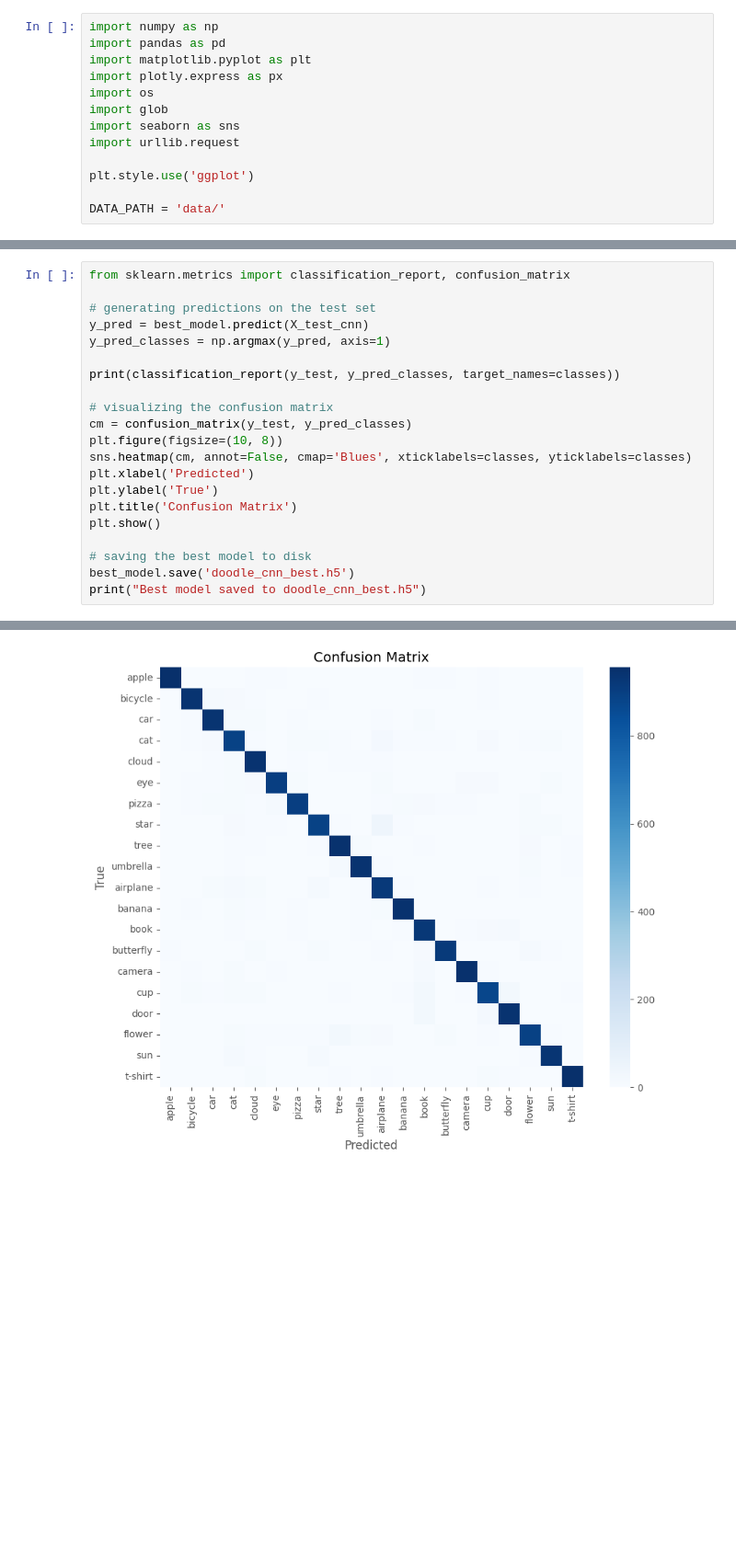
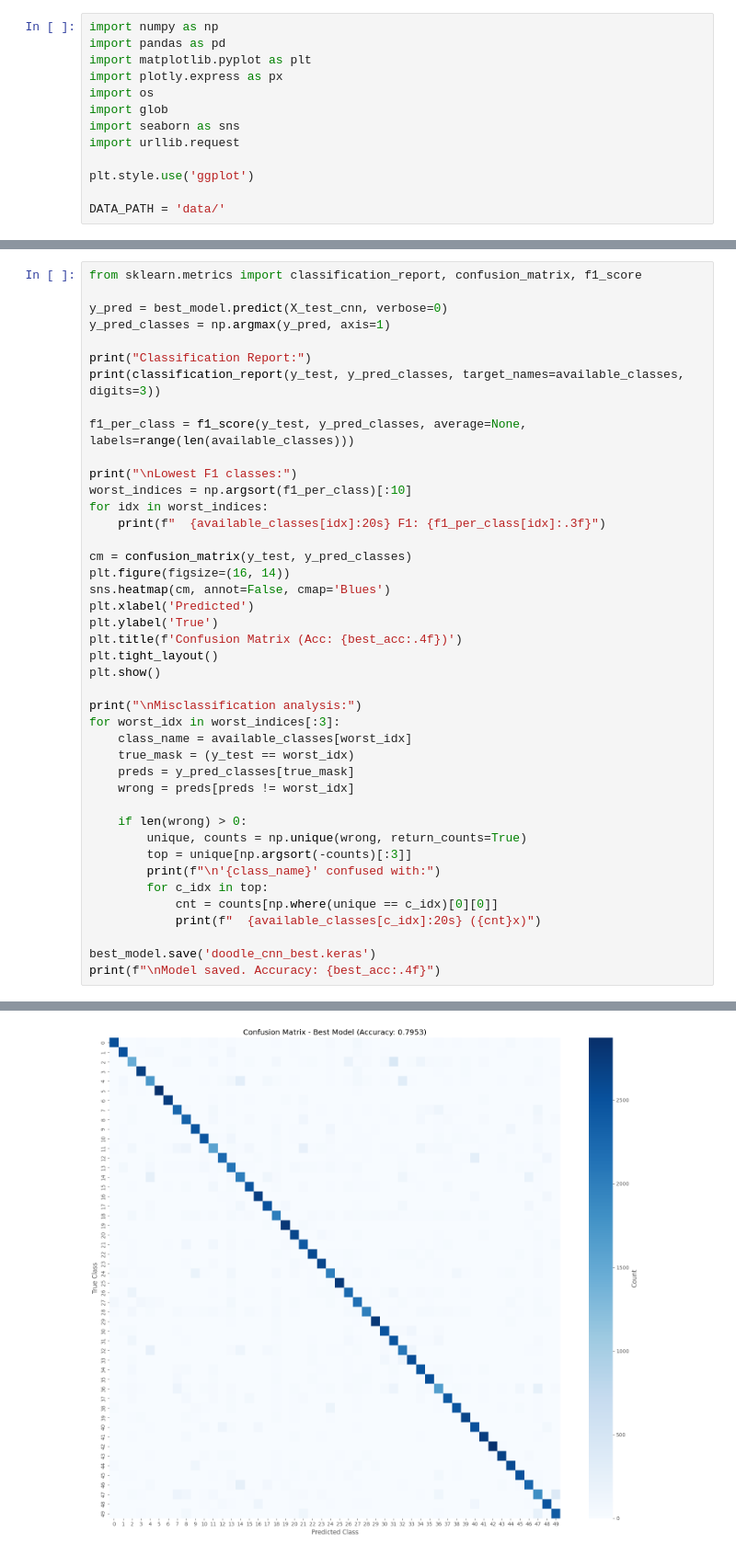
Before and after one commit to TheManuAi/neural-zoo, a Jupyter notebook: EDA-notebook.ipynb, the cells around one changed output, grey strips where cells are left out. Shown at 92% size. Drawn from its saved outputs; the diff is of its cells as text; blank space fills up the shorter version.

```diff
--- a/EDA-notebook.ipynb
+++ b/EDA-notebook.ipynb
@@ -378,22 +449,43 @@ plt.show()
 # %%
-from sklearn.metrics import classification_report, confusion_matrix
+from sklearn.metrics import classification_report, confusion_matrix, f1_score
 
-# generating predictions on the test set
-y_pred = best_model.predict(X_test_cnn)
+y_pred = best_model.predict(X_test_cnn, verbose=0)
 y_pred_classes = np.argmax(y_pred, axis=1)
 
-print(classification_report(y_test, y_pred_classes, target_names=classes))
+print("Classification Report:")
+print(classification_report(y_test, y_pred_classes, target_names=available_classes, digits=3))
 
-# visualizing the confusion matrix
+f1_per_class = f1_score(y_test, y_pred_classes, average=None, labels=range(len(available_classes)))
+
+print("\nLowest F1 classes:")
+worst_indices = np.argsort(f1_per_class)[:10]
+for idx in worst_indices:
+    print(f"  {available_classes[idx]:20s} F1: {f1_per_class[idx]:.3f}")
+
 cm = confusion_matrix(y_test, y_pred_classes)
-plt.figure(figsize=(10, 8))
-sns.heatmap(cm, annot=False, cmap='Blues', xticklabels=classes, yticklabels=classes)
+plt.figure(figsize=(16, 14))
+sns.heatmap(cm, annot=False, cmap='Blues')
 plt.xlabel('Predicted')
 plt.ylabel('True')
-plt.title('Confusion Matrix')
+plt.title(f'Confusion Matrix (Acc: {best_acc:.4f})')
+plt.tight_layout()
 plt.show()
 
-# saving the best model to disk
-best_model.save('doodle_cnn_best.h5')
-print("Best model saved to doodle_cnn_best.h5")
+print("\nMisclassification analysis:")
+for worst_idx in worst_indices[:3]:
+    class_name = available_classes[worst_idx]
+    true_mask = (y_test == worst_idx)
+    preds = y_pred_classes[true_mask]
+    wrong = preds[preds != worst_idx]
+
+    if len(wrong) > 0:
+        unique, counts = np.unique(wrong, return_counts=True)
+        top = unique[np.argsort(-counts)[:3]]
+        print(f"\n'{class_name}' confused with:")
+        for c_idx in top:
+            cnt = counts[np.where(unique == c_idx)[0][0]]
+            print(f"  {available_classes[c_idx]:20s} ({cnt}x)")
+
+best_model.save('doodle_cnn_best.keras')
+print(f"\nModel saved. Accuracy: {best_acc:.4f}")
 # %% [output]
@@ -417 +509 @@ weighted avg       0.93      0.93      0.93     20000
-[figure, old version]
+[figure, new version]
```
Also changed, not shown: parts of 16 cells of this notebook.
